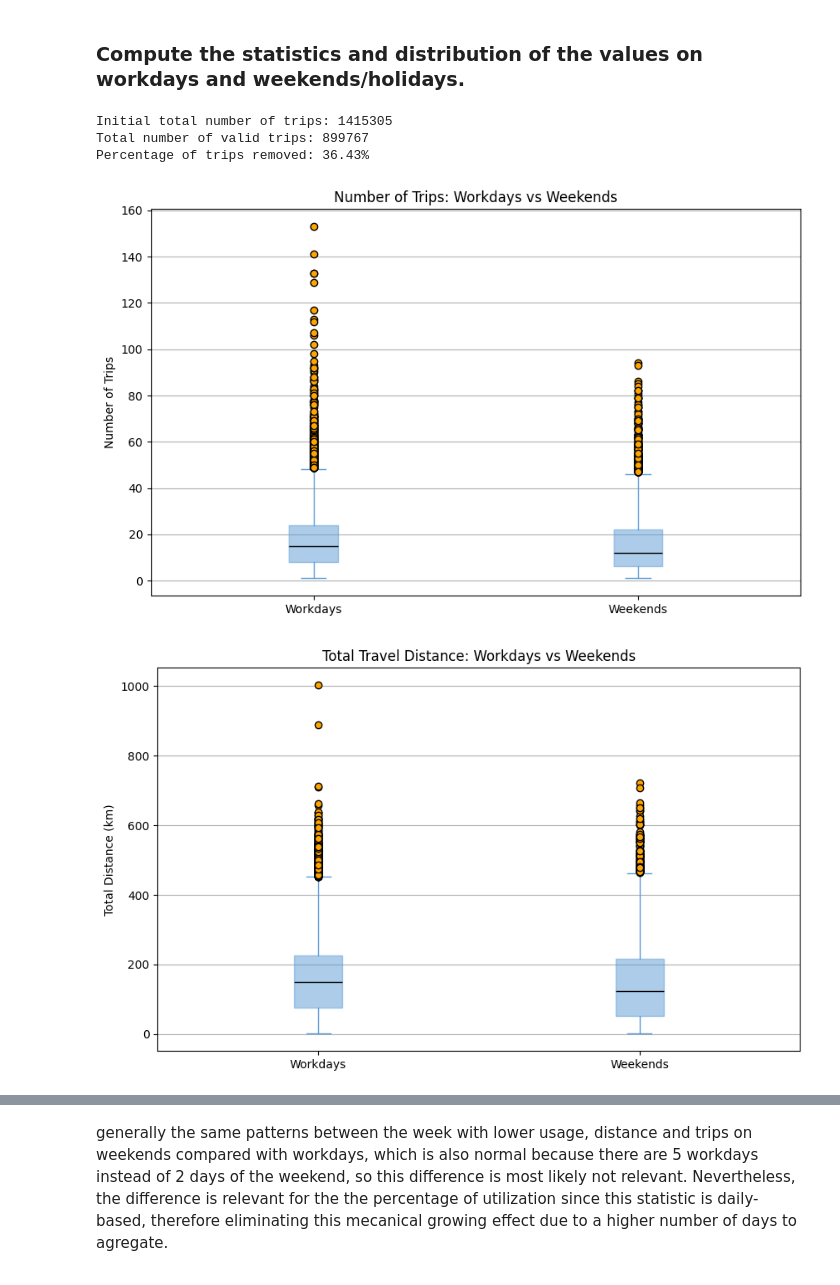
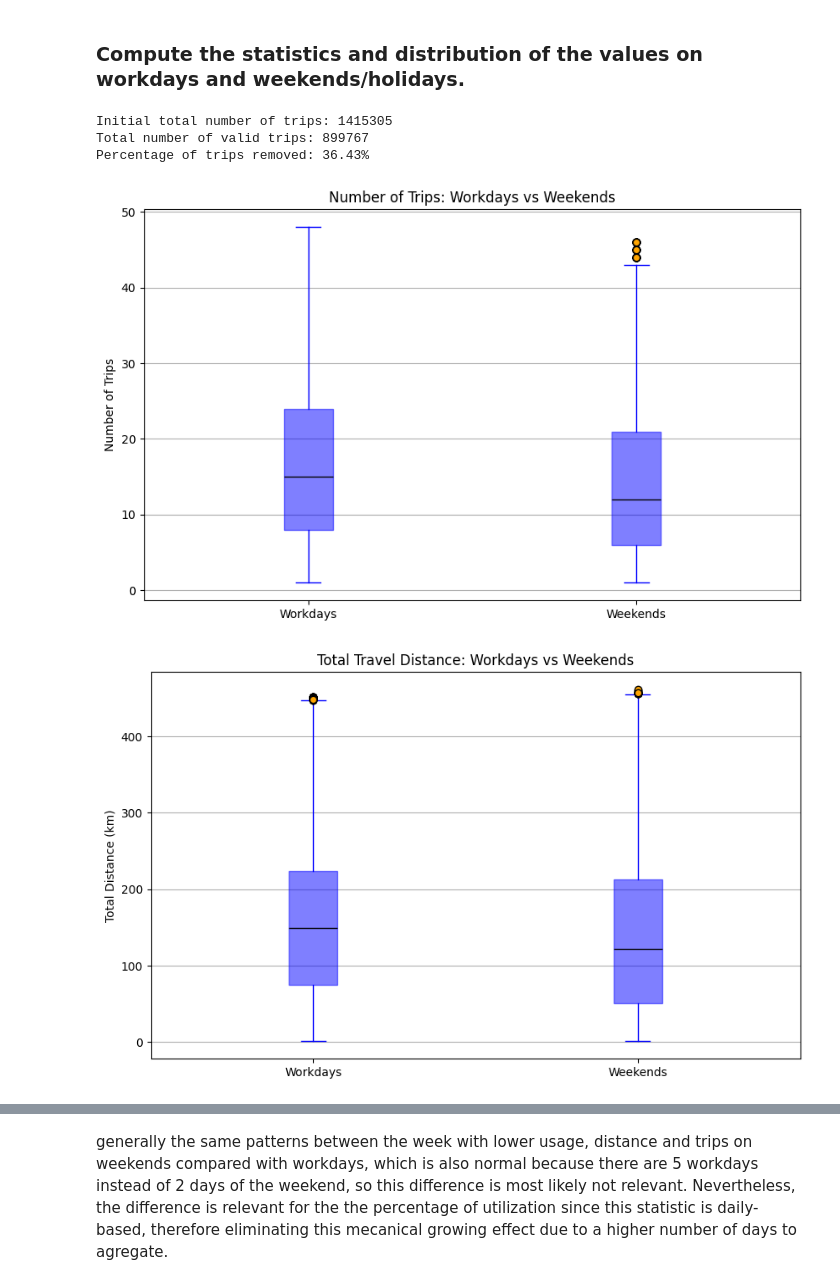
Before and after one commit to Djoulia/ICT4SM_lab3, a Jupyter notebook: main.ipynb, the cells around one changed output, grey strips where cells are left out. Saved outputs shown, nothing was run; the diff lists cells and outputs as text; code cells hidden in the pictures.

```diff
--- a/main.ipynb
+++ b/main.ipynb
@@ -187,7 +187,15 @@ Percentage of trips removed: 36.43%
 df = pd.read_csv("Unipol_dataset_lab3.csv")
 df = filter_data(df)
 
-# Convert start_time and stop_time to datetime
+# Second filter because too many outliers
+def filter_iqr(data):
+    Q1 = data.quantile(0.25)
+    Q3 = data.quantile(0.75)
+    IQR = Q3 - Q1
+    upper_bound = Q3 + 1.5 * IQR
+    return data[data <= upper_bound]
+
+
 df['start_time'] = pd.to_datetime(df['start_time'])
 df['stop_time'] = pd.to_datetime(df['stop_time'])
 df['day'] = df['start_time'].dt.date # Get the good date format to detect if it is a weekend or not later
@@ -206,17 +214,17 @@ daily_stats['utilization_percentage'] = (daily_stats['total_driving_time'] / (24
 daily_stats['day_of_week'] = pd.to_datetime(daily_stats['day']).dt.weekday
 daily_stats['is_weekend'] = daily_stats['day_of_week'].isin([5, 6])
 
-# Prepare data for boxplots
-workday_trips = daily_stats[daily_stats['is_weekend'] == False]['num_trips']
-weekend_trips = daily_stats[daily_stats['is_weekend'] == True]['num_trips']
+# Filter workday and weekend data using IQR
+workday_trips = filter_iqr(daily_stats[daily_stats['is_weekend'] == False]['num_trips'])
+weekend_trips = filter_iqr(daily_stats[daily_stats['is_weekend'] == True]['num_trips'])
 
-workday_distance = daily_stats[daily_stats['is_weekend'] == False]['total_distance']
-weekend_distance = daily_stats[daily_stats['is_weekend'] == True]['total_distance']
+workday_distance = filter_iqr(daily_stats[daily_stats['is_weekend'] == False]['total_distance'])
+weekend_distance = filter_iqr(daily_stats[daily_stats['is_weekend'] == True]['total_distance'])
 
-workday_utilization = daily_stats[daily_stats['is_weekend'] == False]['utilization_percentage']
-weekend_utilization = daily_stats[daily_stats['is_weekend'] == True]['utilization_percentage']
+workday_utilization = filter_iqr(daily_stats[daily_stats['is_weekend'] == False]['utilization_percentage'])
+weekend_utilization = filter_iqr(daily_stats[daily_stats['is_weekend'] == True]['utilization_percentage'])
 
-# Function to plot a boxplot
+# Plot a boxplot
 def plot_boxplot(data, labels, title, ylabel, colors):
     plt.figure(figsize=(10, 6))
     plt.boxplot(
@@ -234,35 +242,35 @@ def plot_boxplot(data, labels, title, ylabel, colors):
     plt.grid(axis='y')
     plt.show()
 
 # Number of Trips
 plot_boxplot(
     data=[workday_trips, weekend_trips],
     labels=['Workdays', 'Weekends'],
     title='Number of Trips: Workdays vs Weekends',
     ylabel='Number of Trips',
-    colors=['#5B9BD5', 'orange']
+    colors=['blue', 'orange']
 )
 
 # Total Travel Distance
 plot_boxplot(
     data=[workday_distance, weekend_distance],
     labels=['Workdays', 'Weekends'],
     title='Total Travel Distance: Workdays vs Weekends',
     ylabel='Total Distance (km)',
-    colors=['#5B9BD5', 'orange']
+    colors=['blue', 'orange']
 )
 
 # Utilization Percentage
 plot_boxplot(
     data=[workday_utilization, weekend_utilization],
     labels=['Workdays', 'Weekends'],
     title='Utilization Percentage: Workdays vs Weekends',
     ylabel='Utilization Percentage',
-    colors=['#5B9BD5', 'orange']
+    colors=['blue', 'orange']
 )
 # %% [output]
 Initial total number of trips: 1415305
 Total number of valid trips: 899767
 Percentage of trips removed: 36.43%
-[figure, old version]
+[figure, new version]
-[figure, old version]
+[figure, new version]
```
Also changed, not shown: parts of 11 cells of this notebook.
